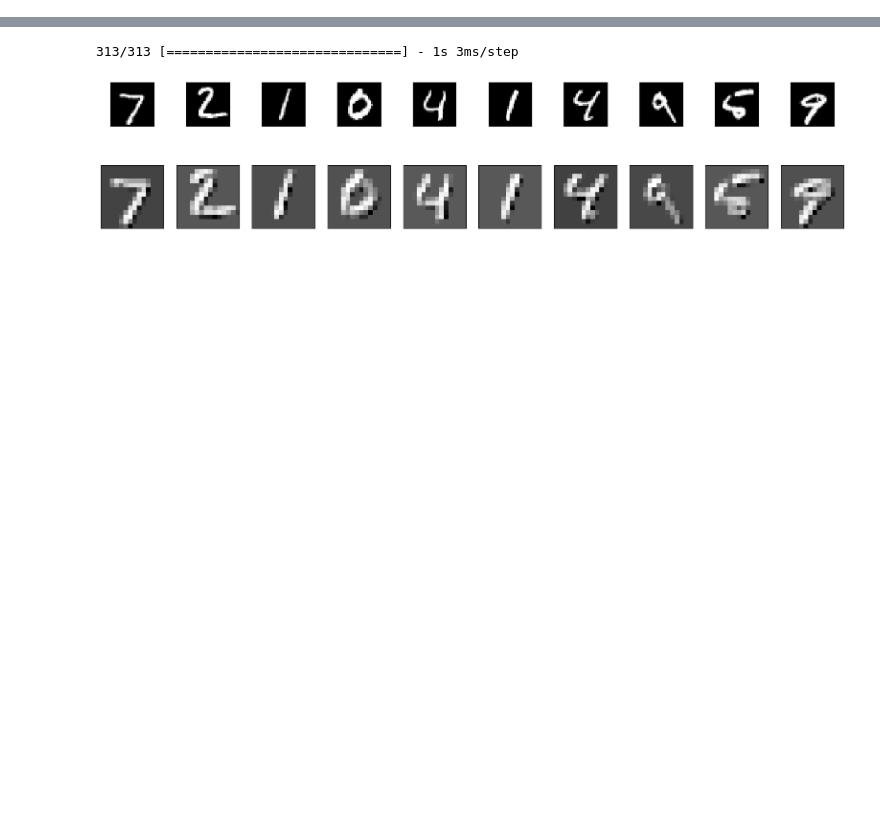
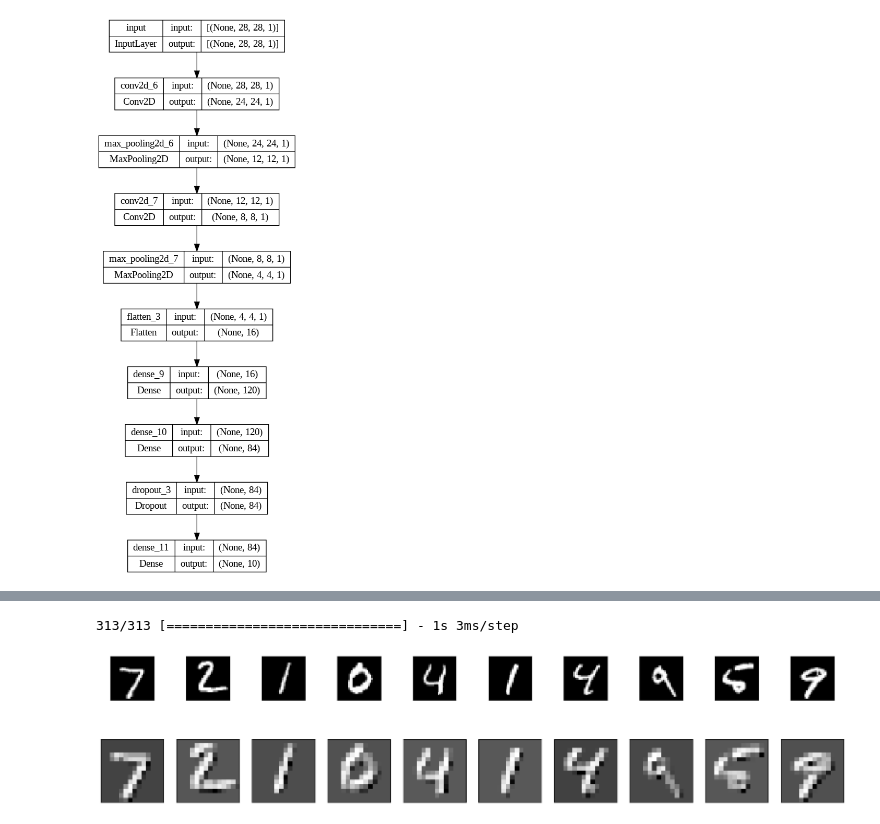
Before and after one commit to sightes/RNA-UBO-2023, a Jupyter notebook: Redes_Neuronales_2023_Identificacion_caracteres.ipynb, the cells around one changed output, grey strips where cells are left out. Cells and saved outputs as stored; diff of their text form; code cells hidden in the pictures; blank space fills up the shorter version.

```diff
--- a/Redes_Neuronales_2023_Identificacion_caracteres.ipynb
+++ b/Redes_Neuronales_2023_Identificacion_caracteres.ipynb
@@ -27,23 +32,26 @@ x_test=x_test.reshape(10000,28,28,1)
 14*14
 # %%
 ## RED: etapa 1
+
+sigma = 1  # Parámetro de suavizado
+model = tf.keras.models.Sequential()
 input = keras.layers.Input(shape=(28,28,1), name='input')
-sigma = 1  # Parámetro de suavizado
-kernel= np.array([[-2, -1, 0],
-                  [-1, 1, 1],
-                  [0, 1, 2]])
-init=tf.constant_initializer(kernel)
-model = tf.keras.models.Sequential()
-
-x = tf.keras.layers.Conv2D(1, kernel_size=(3, 3), input_shape=(28, 28, 1), padding='same', kernel_initializer=init, use_bias = False)(input)
+x = tf.keras.layers.Conv2D(1, kernel_size=(5,5),activation='relu')(input)
+x = MaxPooling2D(pool_size=(2,2))(x)
+x =  tf.keras.layers.Conv2D(1, kernel_size=(5,5),activation='relu')(x)
 x = MaxPooling2D(pool_size=(2,2))(x)
 x=Flatten()(x)
-x=Dense(196,activation='relu')(x)
+
+x=Dense(120,activation='relu')(x)
 x=Dense(84,activation='relu')(x)
+x=Dropout(0.2)(x)
 x=Dense(10,activation='softmax')(x)
+sgd=SGD(lr=0.1)
 model = tf.keras.models.Model(inputs=[input], outputs=x, name='Color_Filter')
 #print(model.summary())
-#keras.utils.plot_model(model, show_shapes=True)
+keras.utils.plot_model(model, show_shapes=True)
+# %% [output]
+[figure, added]
 # %%
 ##FUNCION MATRIZ CONFUSION
 
```
Also changed, not shown: parts of 4 cells of this notebook.
